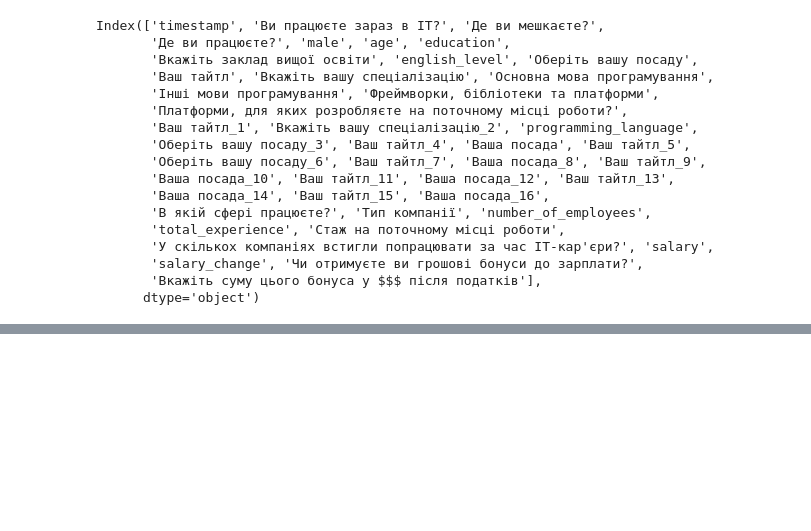
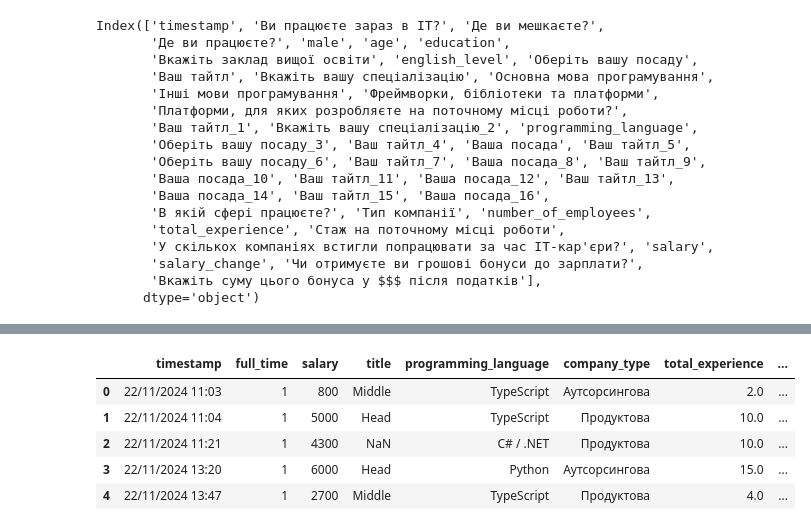
Before and after one commit to Danylo-Ik/Econometrics-Project-IT, a Jupyter notebook: clean_data.ipynb, the cells around one changed output, grey strips where cells are left out. Cells and saved outputs as stored; diff of their text form; code cells hidden in the pictures; blank space fills up the shorter version.

```diff
--- a/clean_data.ipynb
+++ b/clean_data.ipynb
@@ -132,0 +819,9 @@ df2020.drop(columns=['Вкажіть вашу спеціалізацію', 'Вк
+# %%
+df2023.head()
+# %% [output]
+|  | timestamp | full_time | salary | title | programming_language | company_type | total_experience | ... |
+| 0 | 22/11/2024 11:03 | 1 | 800 | Middle | TypeScript | Аутсорсингова | 2.0 | ... |
+| 1 | 22/11/2024 11:04 | 1 | 5000 | Head | TypeScript | Продуктова | 10.0 | ... |
+| 2 | 22/11/2024 11:21 | 1 | 4300 | NaN | C# / .NET | Продуктова | 10.0 | ... |
+| 3 | 22/11/2024 13:20 | 1 | 6000 | Head | Python | Аутсорсингова | 15.0 | ... |
+| 4 | 22/11/2024 13:47 | 1 | 2700 | Middle | TypeScript | Продуктова | 4.0 | ... |
```
Also changed, not shown: parts of 72 cells of this notebook, 5 other files.
